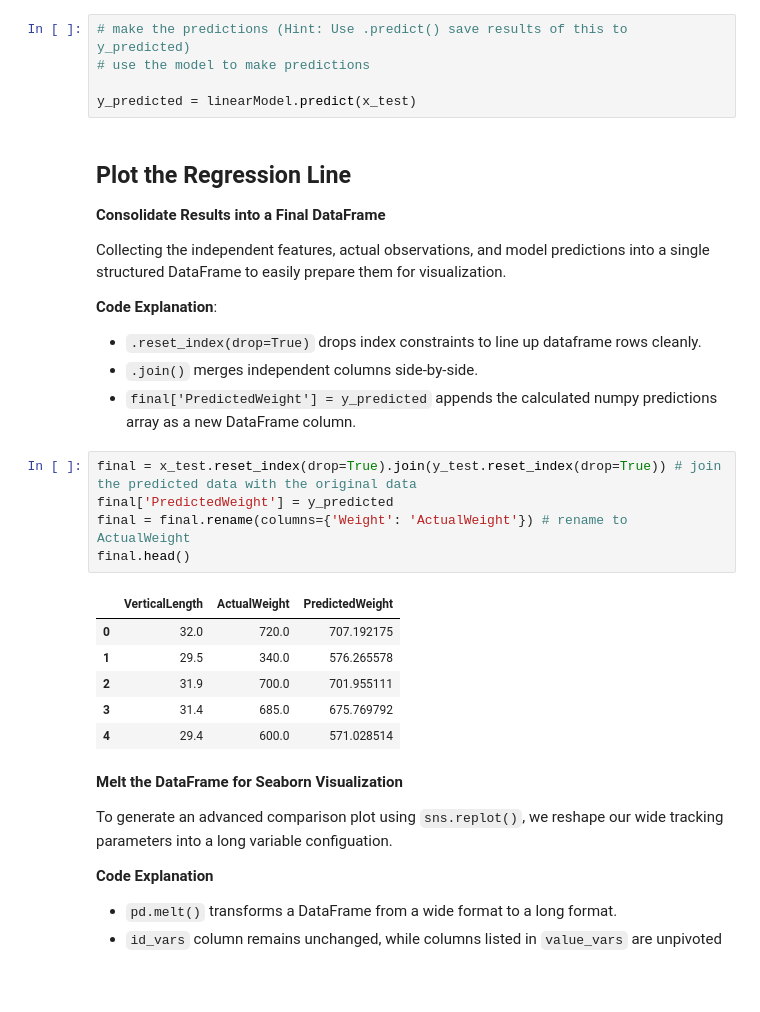
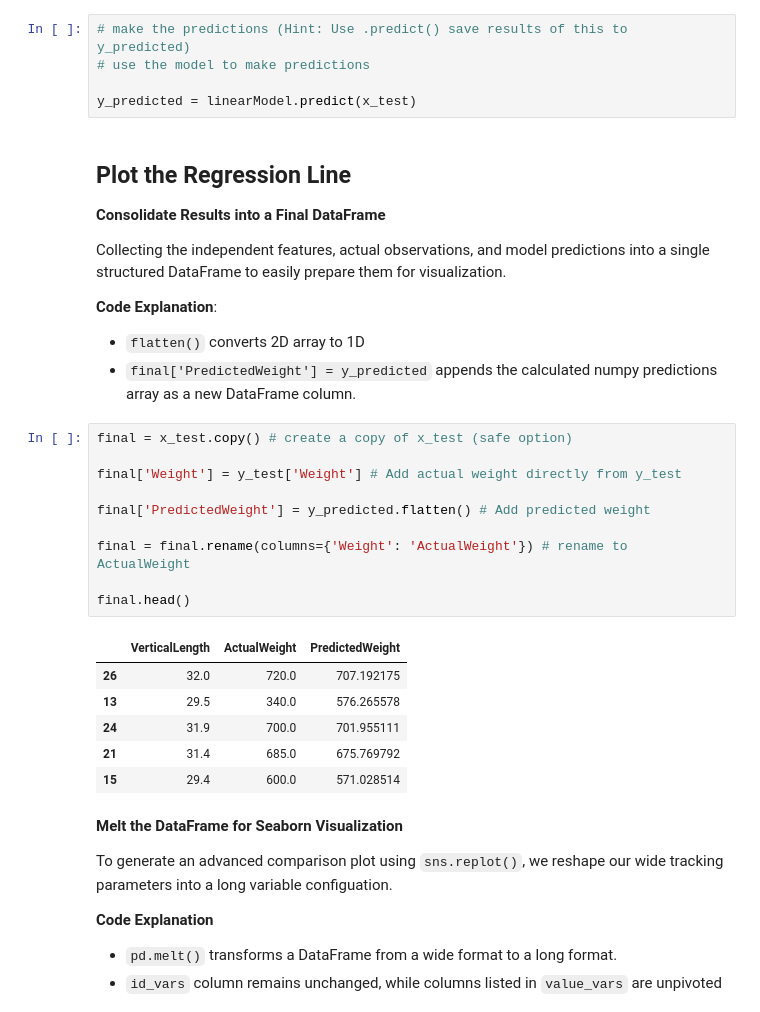
Before and after one commit to thaopham98/DataScience, a Jupyter notebook: python_analysis/A3-Fish-Linear_Regression.ipynb, the cells around one changed output. Cells and saved outputs as stored; diff of their text form; blank space fills up the shorter version.

```diff
--- a/python_analysis/A3-Fish-Linear_Regression.ipynb
+++ b/python_analysis/A3-Fish-Linear_Regression.ipynb
@@ -287,21 +287,25 @@ y_predicted = linearModel.predict(x_test)
 Collecting the independent features, actual observations, and model predictions into a single structured DataFrame to easily prepare them for visualization.
 
 **Code Explanation**:
-* `.reset_index(drop=True)` drops index constraints to line up dataframe rows cleanly.
-* `.join()` merges independent columns side-by-side.
+* `flatten()` converts 2D array to 1D
 * `final['PredictedWeight'] = y_predicted` appends the calculated numpy predictions array as a new DataFrame column.
 # %%
-final = x_test.reset_index(drop=True).join(y_test.reset_index(drop=True)) # join the predicted data with the original data
-final['PredictedWeight'] = y_predicted
+final = x_test.copy() # create a copy of x_test (safe option)
+
+final['Weight'] = y_test['Weight'] # Add actual weight directly from y_test
+
+final['PredictedWeight'] = y_predicted.flatten() # Add predicted weight
+
 final = final.rename(columns={'Weight': 'ActualWeight'}) # rename to ActualWeight
+
 final.head()
 # %% [output]
 |  | VerticalLength | ActualWeight | PredictedWeight |
-| 0 | 32.0 | 720.0 | 707.192175 |
-| 1 | 29.5 | 340.0 | 576.265578 |
-| 2 | 31.9 | 700.0 | 701.955111 |
-| 3 | 31.4 | 685.0 | 675.769792 |
-| 4 | 29.4 | 600.0 | 571.028514 |
+| 26 | 32.0 | 720.0 | 707.192175 |
+| 13 | 29.5 | 340.0 | 576.265578 |
+| 24 | 31.9 | 700.0 | 701.955111 |
+| 21 | 31.4 | 685.0 | 675.769792 |
+| 15 | 29.4 | 600.0 | 571.028514 |
 # %% [markdown]
 **Melt the DataFrame for Seaborn Visualization**
 
```
Also changed, not shown: parts of 2 cells of this notebook.
